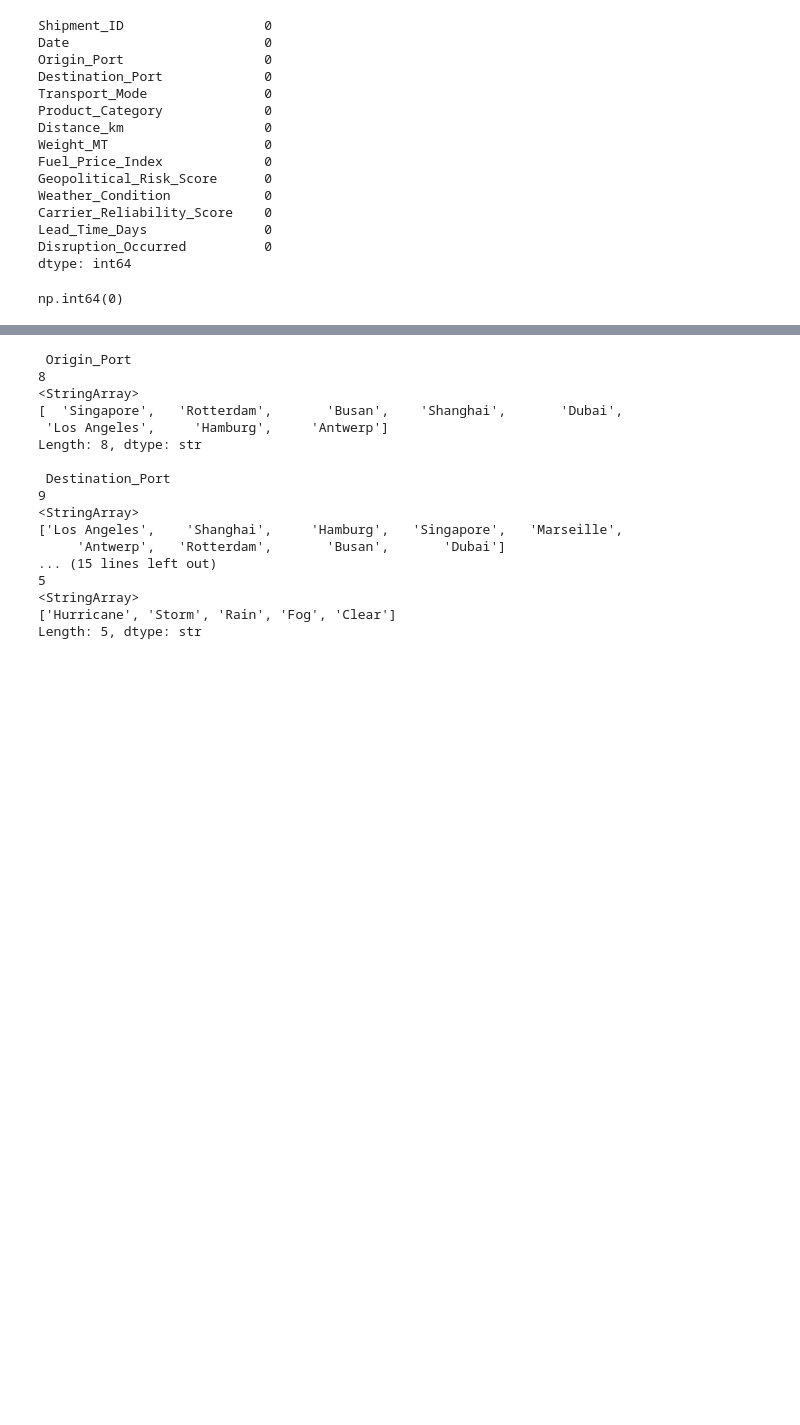
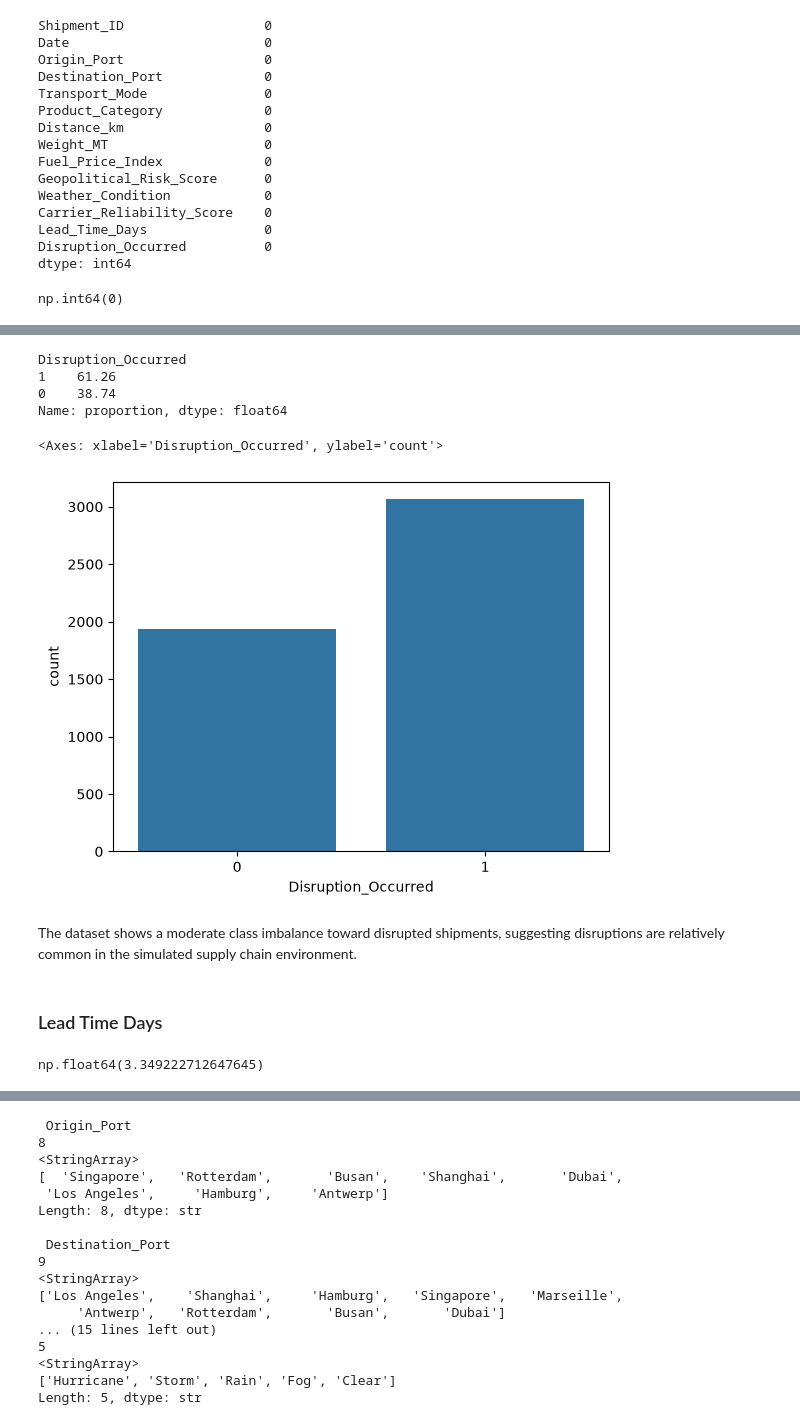
Before and after one commit to Devika-Viswom/SupplyPrescript, a Jupyter notebook: notebooks/1_data_understanding.ipynb, the cells around one changed output, grey strips where cells are left out. Cells and saved outputs as stored; diff of their text form; code cells hidden in the pictures; blank space fills up the shorter version.

```diff
--- a/notebooks/1_data_understanding.ipynb
+++ b/notebooks/1_data_understanding.ipynb
@@ -80 +101,24 @@ False    1937
 Name: count, dtype: int64
+# %%
+df["Disruption_Occurred"].value_counts(normalize=True)*100
+# %% [output]
+Disruption_Occurred
+1    61.26
+0    38.74
+Name: proportion, dtype: float64
+# %%
+sns.countplot(
+    data=df,
+    x="Disruption_Occurred"
+)
+# %% [output]
+<Axes: xlabel='Disruption_Occurred', ylabel='count'>
+[figure, added]
+# %% [markdown]
+The dataset shows a moderate class imbalance toward disrupted shipments, suggesting disruptions are relatively common in the simulated supply chain environment.
+# %% [markdown]
+### Lead Time Days
+# %%
+df["Lead_Time_Days"].skew()
+# %% [output]
+np.float64(3.349222712647645)
```
Also changed, not shown: parts of 51 cells of this notebook, 30 other files.
